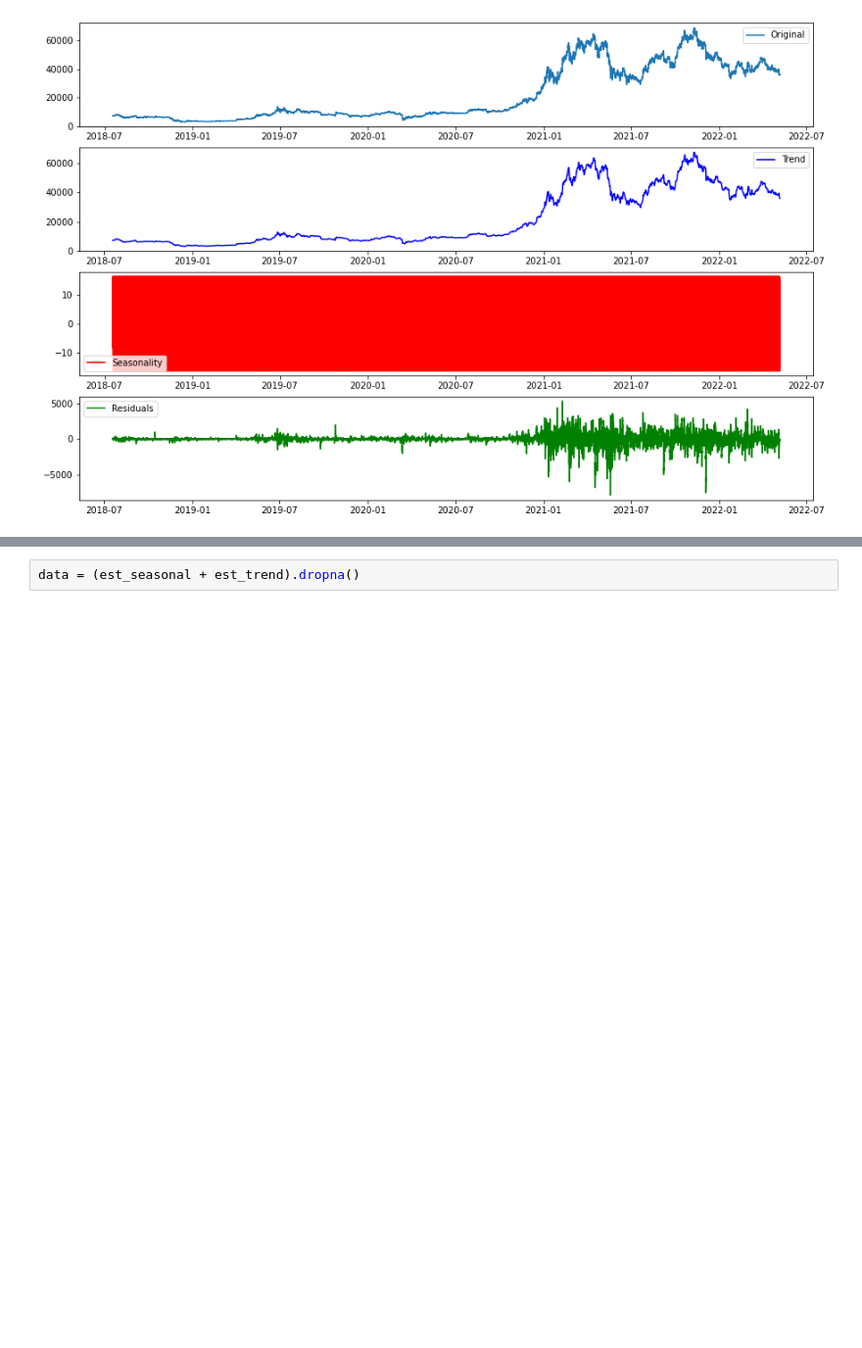
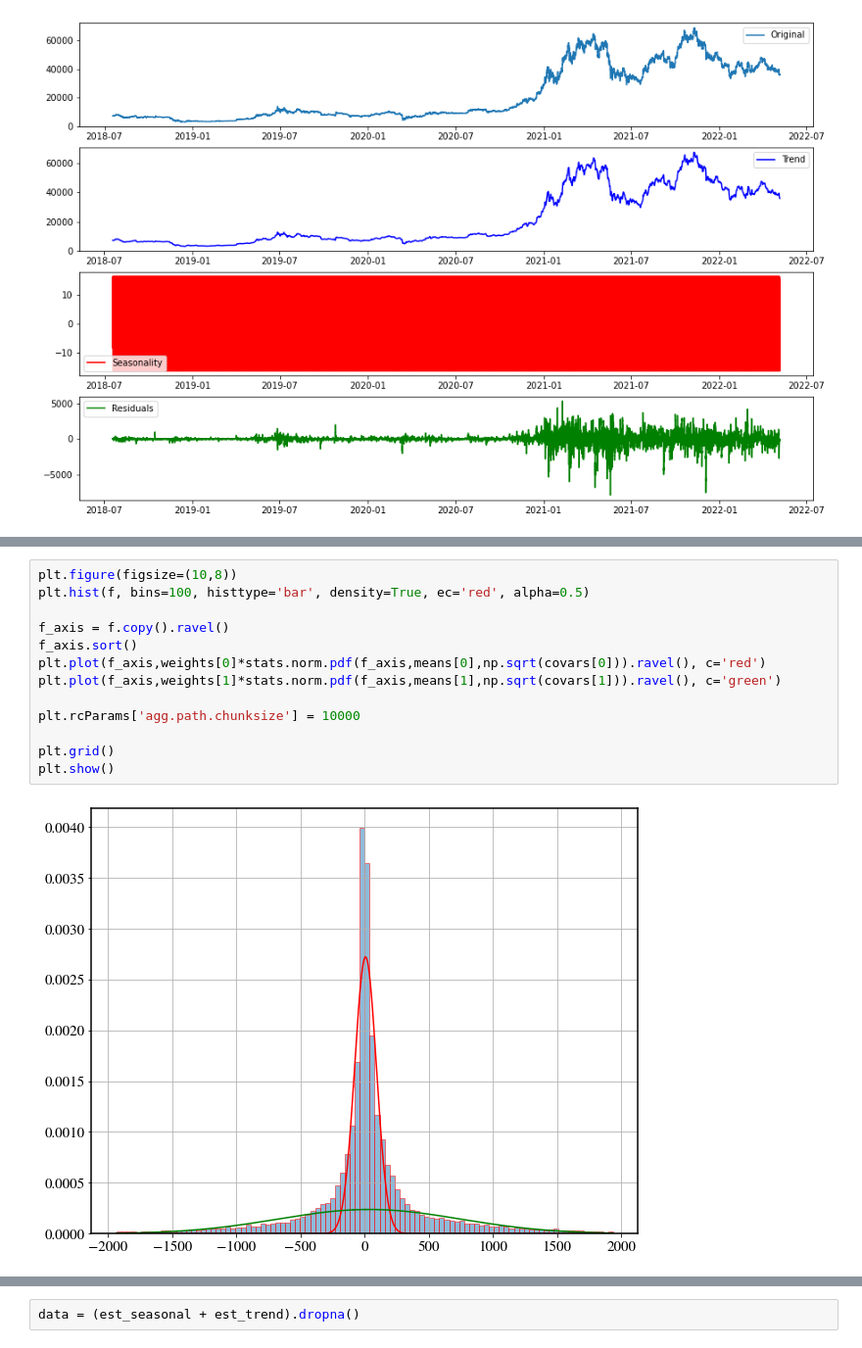
Before and after one commit to NgTMDuc/Bitcoin_Price_Prediction, a Jupyter notebook: component_analysis.ipynb, the cells around one changed output, grey strips where cells are left out. Shown at 98% size. Drawn from its saved outputs; the diff is of its cells as text; blank space fills up the shorter version.

```diff
--- a/component_analysis.ipynb
+++ b/component_analysis.ipynb
@@ -156 +206,16 @@ plt.hist(est_residual.dropna(), bins = 50)
+# %%
+plt.figure(figsize=(10,8))
+plt.hist(f, bins=100, histtype='bar', density=True, ec='red', alpha=0.5)
+
+f_axis = f.copy().ravel()
+f_axis.sort()
+plt.plot(f_axis,weights[0]*stats.norm.pdf(f_axis,means[0],np.sqrt(covars[0])).ravel(), c='red')
+plt.plot(f_axis,weights[1]*stats.norm.pdf(f_axis,means[1],np.sqrt(covars[1])).ravel(), c='green')
+
+plt.rcParams['agg.path.chunksize'] = 10000
+
+plt.grid()
+plt.show()
+# %% [output]
+[figure, added]
 # %%
```
Also changed, not shown: parts of 18 cells of this notebook.
